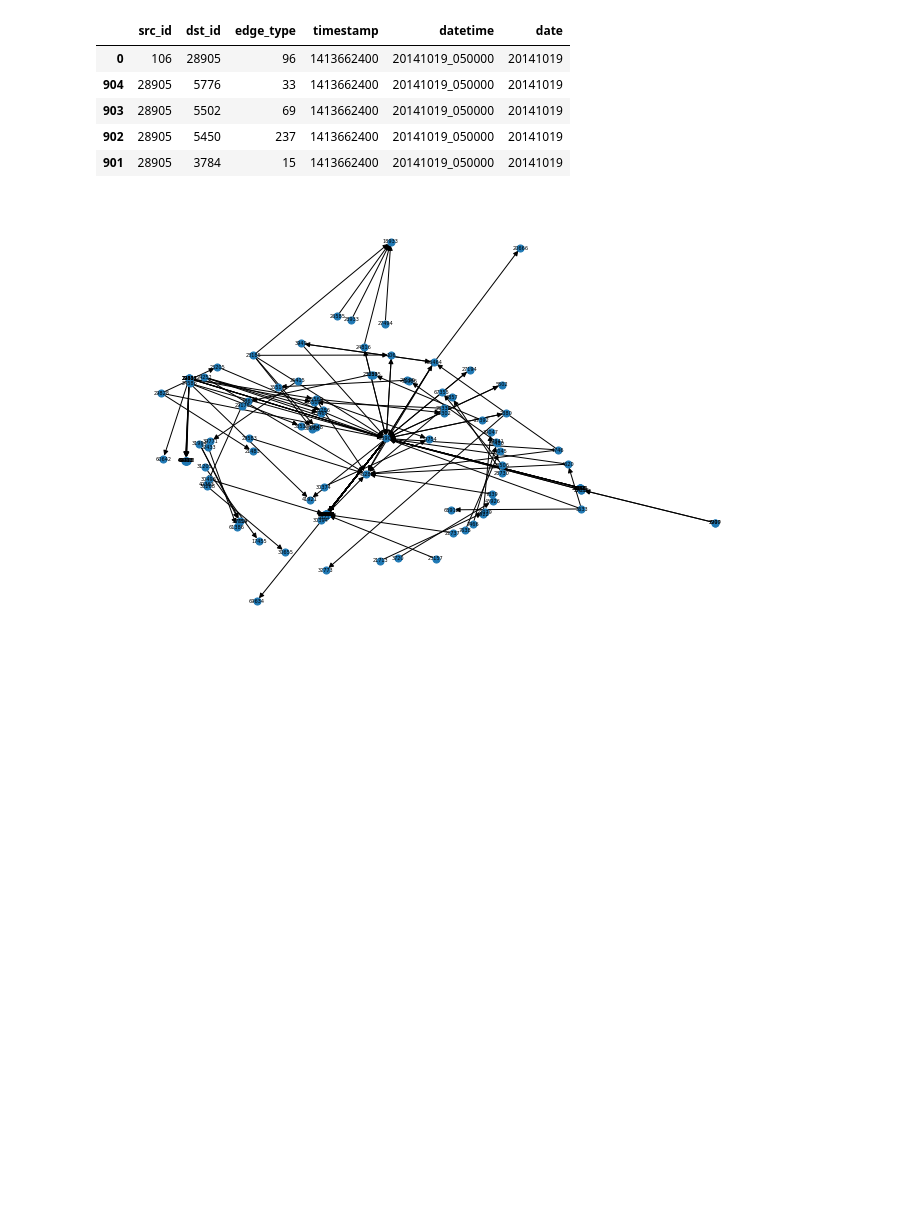
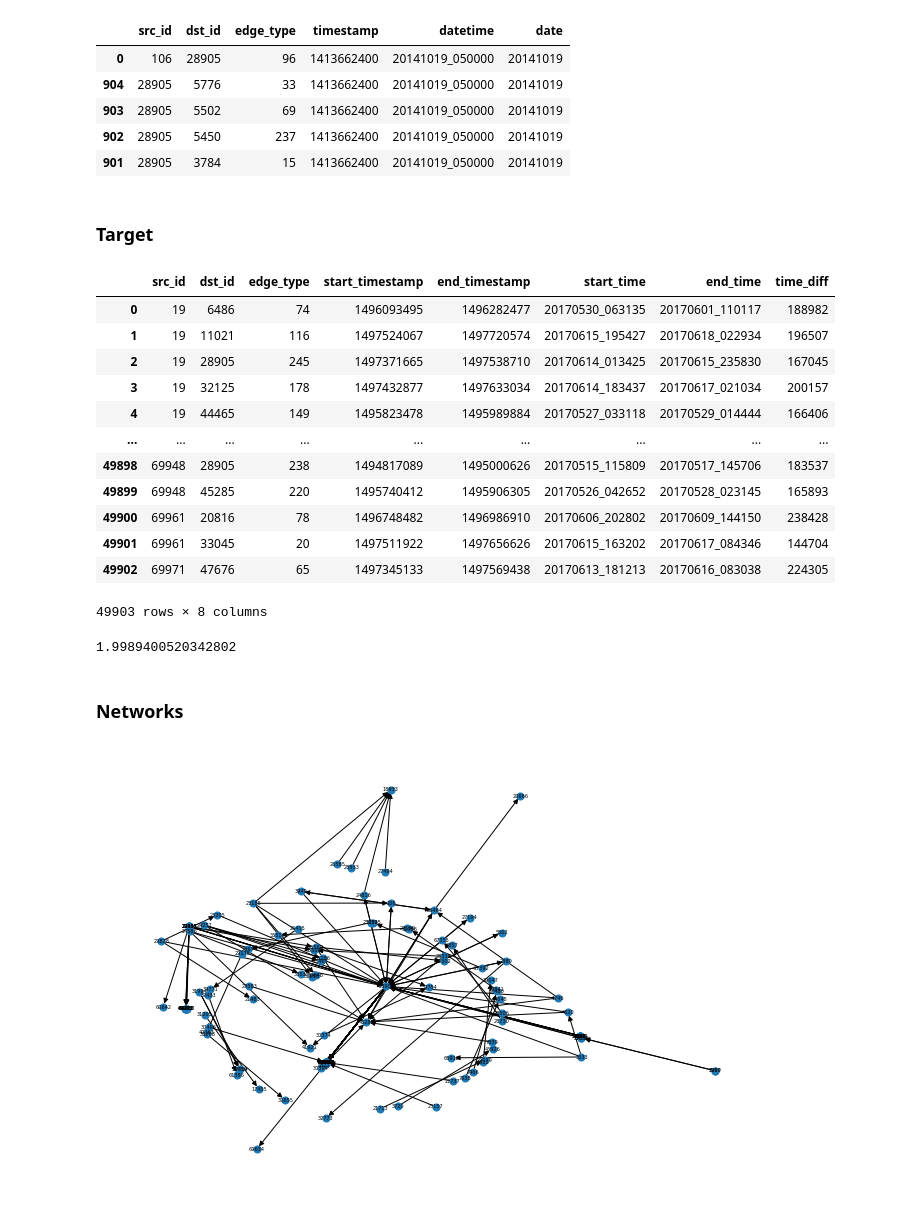
Before and after one commit to JihoChoi/wsdm-2022-challenge, a Jupyter notebook: notebooks/01_EDA_Overview.ipynb, the cells around one changed output. Saved outputs shown, nothing was run; the diff lists cells and outputs as text; code cells hidden in the pictures; blank space fills up the shorter version.

```diff
--- a/notebooks/01_EDA_Overview.ipynb
+++ b/notebooks/01_EDA_Overview.ipynb
@@ -82,6 +82,43 @@ edge_list.head()
 | 903 | 28905 | 5502 | 69 | 1413662400 | 20141019_050000 | 20141019 |
 | 902 | 28905 | 5450 | 237 | 1413662400 | 20141019_050000 | 20141019 |
 | 901 | 28905 | 3784 | 15 | 1413662400 | 20141019_050000 | 20141019 |
+# %% [markdown]
+### Target
+# %%
+target_edge_list = pd.read_csv(
+    f"{DATA_DIR}/test/input_A.csv",
+    header=None,
+    names=['src_id', 'dst_id', 'edge_type', 'start_timestamp', 'end_timestamp'],
+    dtype={'src_id': str, 'dst_id': str, 'edge_type': str, 'start_timestamp': int, 'end_timestamp': int},
+)#.sort_values('timestamp')
+target_edge_list['start_time'] = target_edge_list['start_timestamp'].copy().apply(
+    lambda x: datetime.datetime.fromtimestamp(x).strftime("%Y%m%d_%H%M%S")
+)
+target_edge_list['end_time'] = target_edge_list['end_timestamp'].copy().apply(
+    lambda x: datetime.datetime.fromtimestamp(x).strftime("%Y%m%d_%H%M%S")
+)
+target_edge_list['time_diff'] = target_edge_list['end_timestamp'].copy() - target_edge_list['start_timestamp'].copy()
+target_edge_list
+# %% [output]
+|  | src_id | dst_id | edge_type | start_timestamp | end_timestamp | start_time | end_time | time_diff |
+| 0 | 19 | 6486 | 74 | 1496093495 | 1496282477 | 20170530_063135 | 20170601_110117 | 188982 |
+| 1 | 19 | 11021 | 116 | 1497524067 | 1497720574 | 20170615_195427 | 20170618_022934 | 196507 |
+| 2 | 19 | 28905 | 245 | 1497371665 | 1497538710 | 20170614_013425 | 20170615_235830 | 167045 |
+| 3 | 19 | 32125 | 178 | 1497432877 | 1497633034 | 20170614_183437 | 20170617_021034 | 200157 |
+| 4 | 19 | 44465 | 149 | 1495823478 | 1495989884 | 20170527_033118 | 20170529_014444 | 166406 |
+| ... | ... | ... | ... | ... | ... | ... | ... | ... |
+| 49898 | 69948 | 28905 | 238 | 1494817089 | 1495000626 | 20170515_115809 | 20170517_145706 | 183537 |
+| 49899 | 69948 | 45285 | 220 | 1495740412 | 1495906305 | 20170526_042652 | 20170528_023145 | 165893 |
+| 49900 | 69961 | 20816 | 78 | 1496748482 | 1496986910 | 20170606_202802 | 20170609_144150 | 238428 |
+| 49901 | 69961 | 33045 | 20 | 1497511922 | 1497656626 | 20170615_163202 | 20170617_084346 | 144704 |
+| 49902 | 69971 | 47676 | 65 | 1497345133 | 1497569438 | 20170613_181213 | 20170616_083038 | 224305 |
+49903 rows × 8 columns
+# %%
+print(target_edge_list['time_diff'].mean() / 60 / 60 / 24)
+# %% [output]
+1.9989400520342802
+# %% [markdown]
+### Networks
 # %%
 DG = nx.from_pandas_edgelist(
     edge_list[:200],
```
Also changed, not shown: parts of 1 cell of this notebook, 4 other files.
